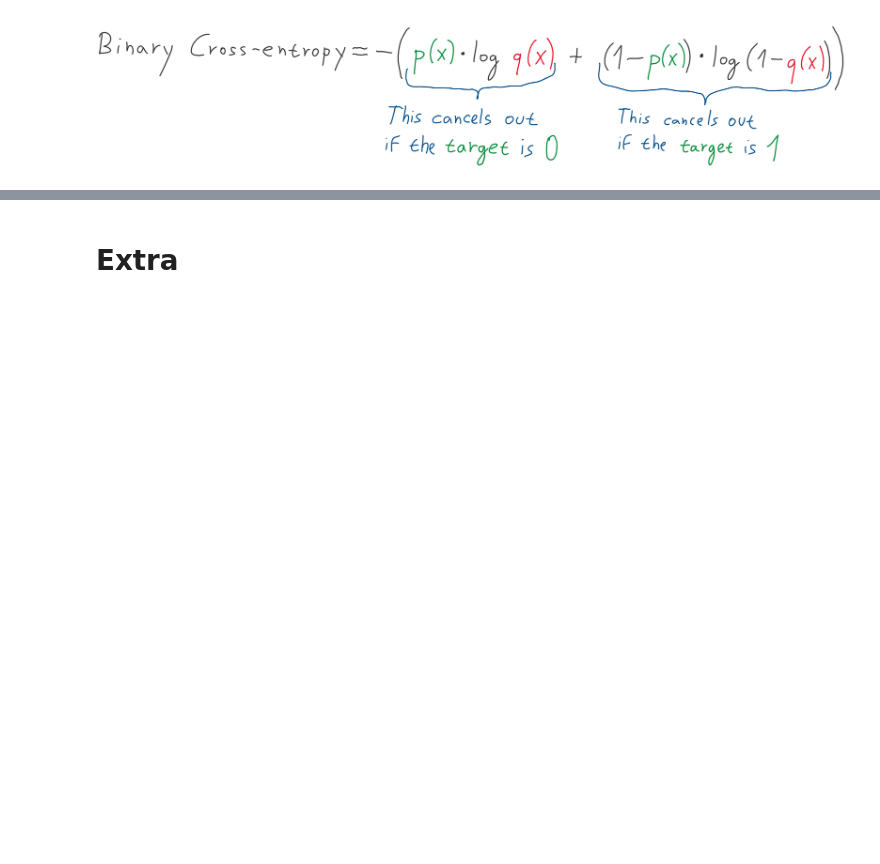
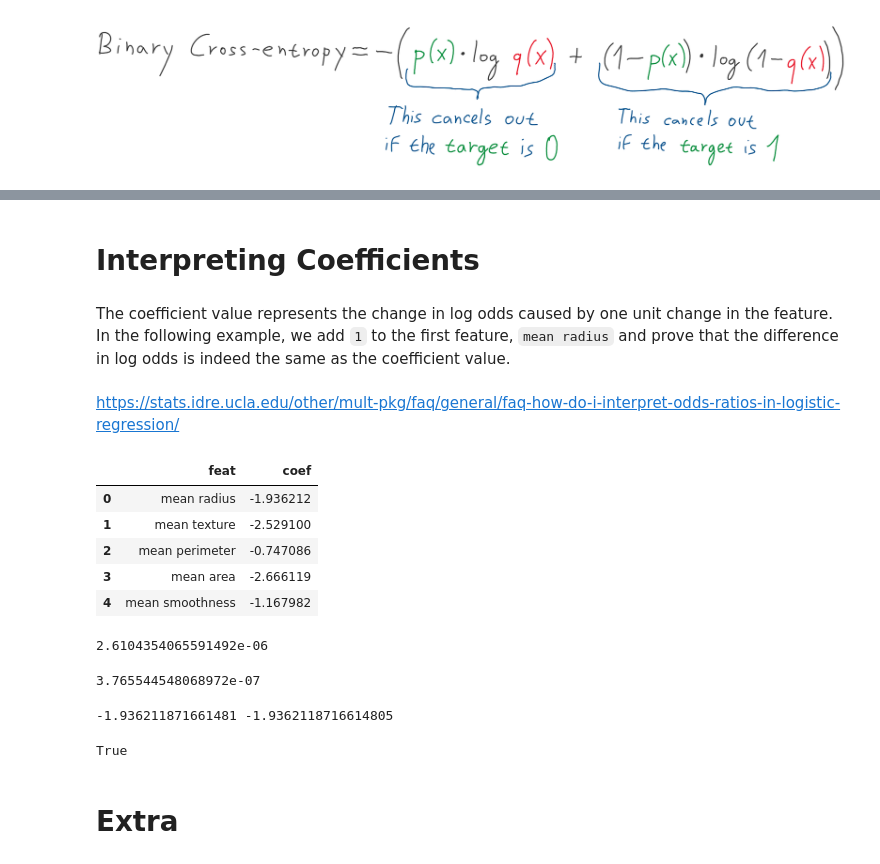
Before and after one commit to devkosal/code_challenges, a Jupyter notebook: logistic_regression.ipynb, the cells around one changed output, grey strips where cells are left out. Drawn from its saved outputs; the diff is of its cells as text; code cells hidden in the pictures; blank space fills up the shorter version.

```diff
--- a/logistic_regression.ipynb
+++ b/logistic_regression.ipynb
@@ -113,3 +99,44 @@ valid accuracy: 0.9840425531914894
+# %% [markdown]
+# Interpreting Coefficients
+# %% [markdown]
+The coefficient value represents the change in log odds caused by one unit change in the feature. In the following example, we add `1` to the first feature, `mean radius` and prove that the difference in log odds is indeed the same as the coefficient value.
+# %% [markdown]
+https://stats.idre.ucla.edu/other/mult-pkg/faq/general/faq-how-do-i-interpret-odds-ratios-in-logistic-regression/
+# %%
+# quick look at the features
+feats = list(load_breast_cancer()["feature_names"]) + ["intercept"]
+weights = model.w
+coefs = pd.DataFrame({"feat":feats,"coef":weights})
+coefs.head()
+# %% [output]
+|  | feat | coef |
+| 0 | mean radius | -1.936212 |
+| 1 | mean texture | -2.529100 |
+| 2 | mean perimeter | -0.747086 |
+| 3 | mean area | -2.666119 |
+| 4 | mean smoothness | -1.167982 |
+# %%
+# get the first sample and make a prediction
+sample = np.expand_dims(x_train[0], axis=0)
+logit = model.predict(sample,return_logits=True)[1][0]; logit
+# %% [output]
+2.6104354065591492e-06
+# %%
+# add one to the first feature, mean radius and make a new prediction
+sample_plus_one = sample.copy()
+sample_plus_one[0][0] += 1
+logit_plus_one = model.predict(sample_plus_one, return_logits=True)[1][0]; logit_plus_one
+# %% [output]
+3.765544548068972e-07
+# %%
+diff = np.log(logit_plus_one/(1-logit_plus_one)) - np.log(logit/(1-logit));
+print(diff,model.w[0])
+# %% [output]
+-1.936211871661481 -1.9362118716614805
+# %%
+np.isclose(diff, model.w[0])
+# %% [output]
+True
 # %% [markdown]
 # Extra
 # %%
```
Also changed, not shown: parts of 12 cells of this notebook, 26 other files.
